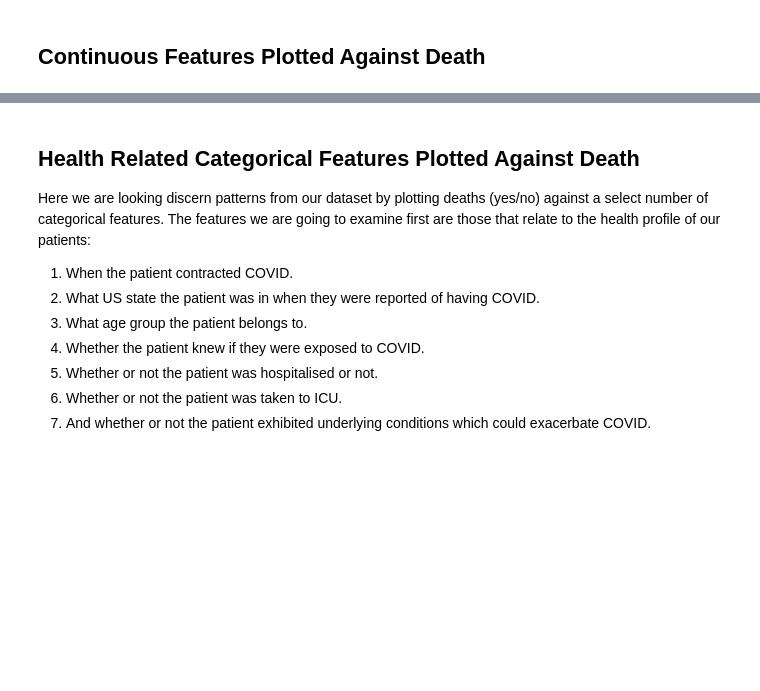
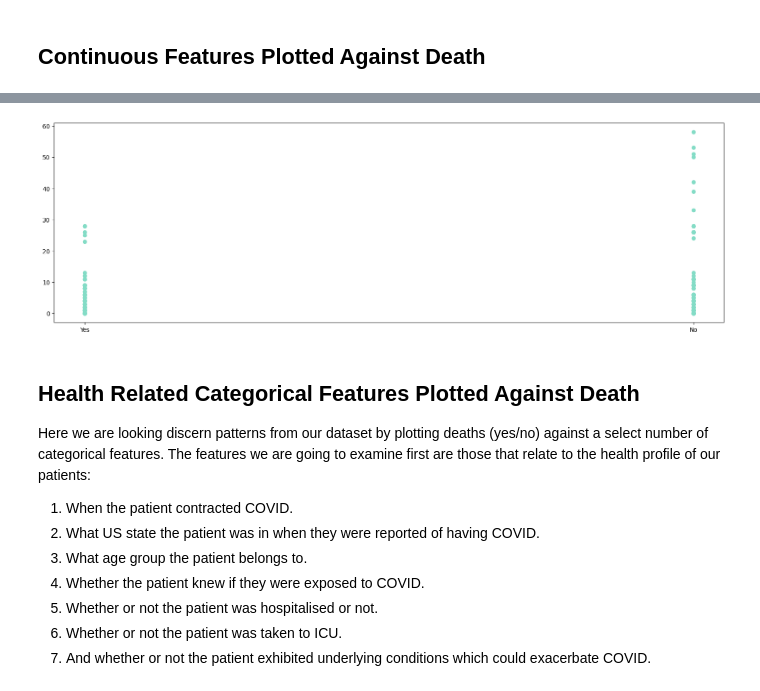
Before and after one commit to mattx245/Machine-Learning-Project, a Jupyter notebook: Homework2_22207000_12468998.ipynb, the cells around one changed output, grey strips where cells are left out. Saved outputs shown, nothing was run; the diff lists cells and outputs as text; code cells hidden in the pictures; blank space fills up the shorter version.

```diff
--- a/Homework2_22207000_12468998.ipynb
+++ b/Homework2_22207000_12468998.ipynb
@@ -69,7 +86,9 @@ plt.show()
 # %%
 fig, axs = plt.subplots(figsize=(20, 6), ncols=1, nrows=1)
-plt.scatter(train['death_yn'], train['case_onset_interval'])
+plt.scatter(train['death_yn'], train['case_onset_interval'], c='#84dcc6')
 plt.show()
+# %% [output]
+[figure, added]
 # %% [markdown]
 ## Health Related Categorical Features Plotted Against Death
 
```
Also changed, not shown: parts of 30 cells of this notebook.
